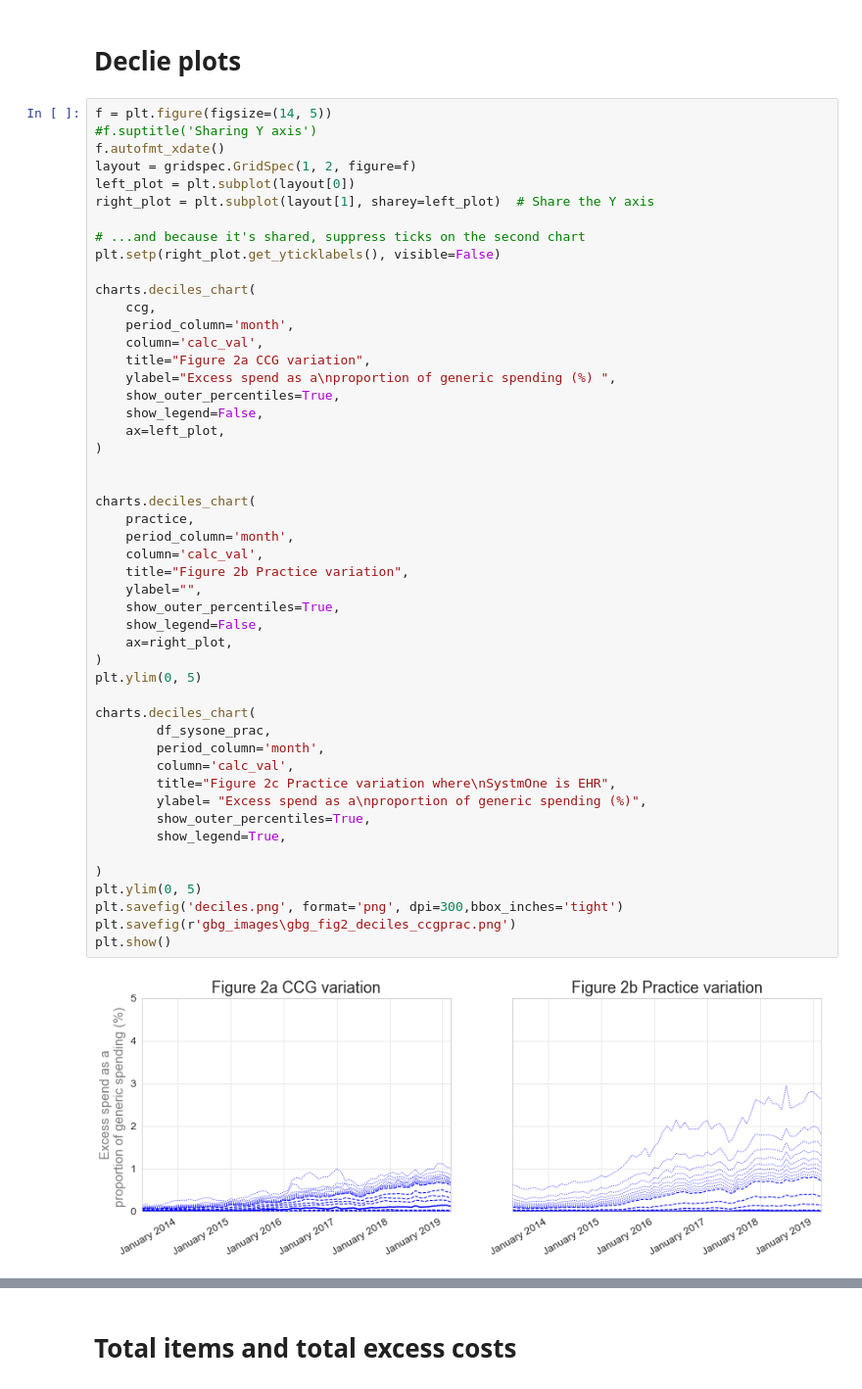
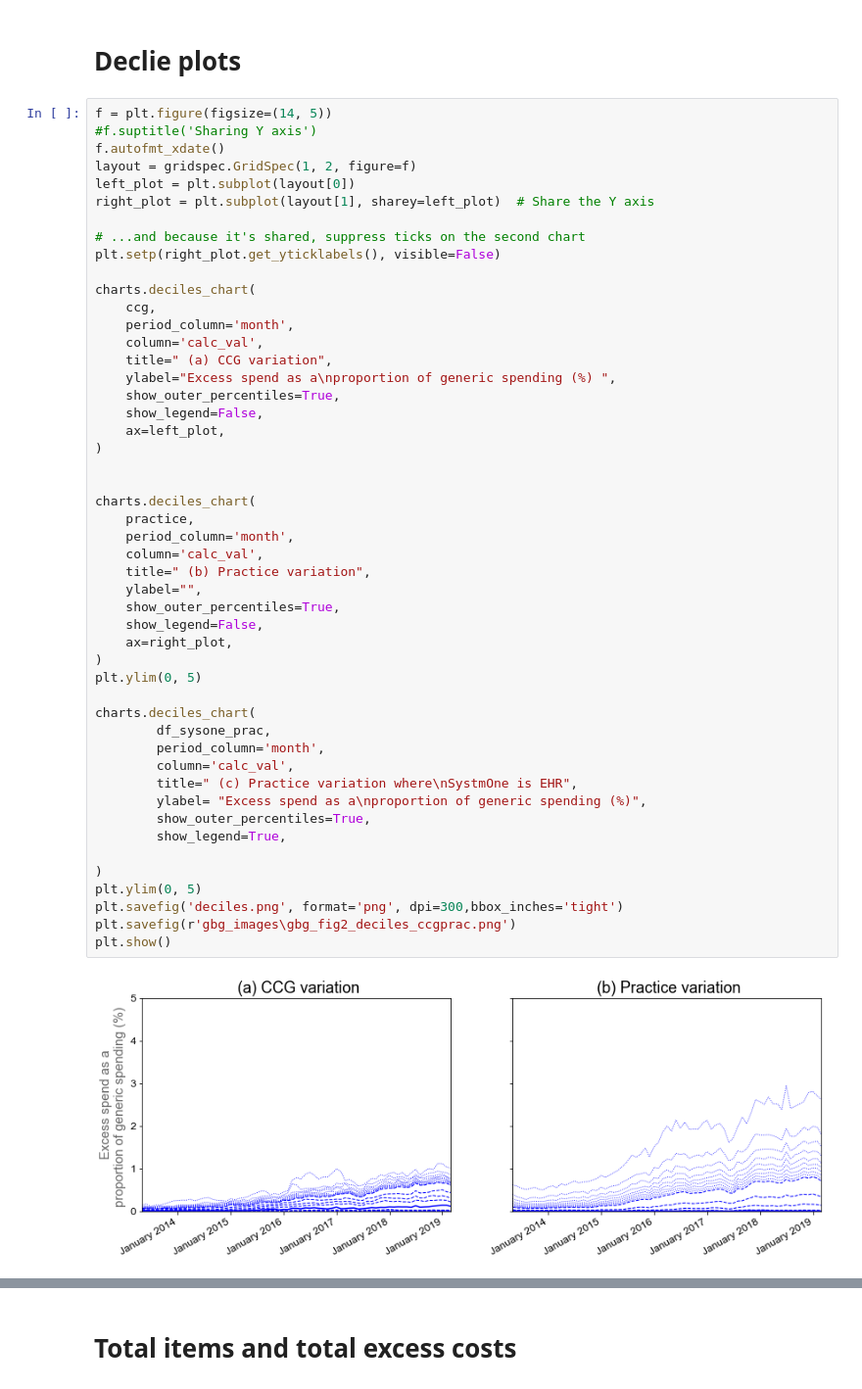
Before and after one commit to ebmdatalab/ghost_branded_generics_paper, a Jupyter notebook: Ghost Branded Generics.ipynb, the cells around one changed output, grey strips where cells are left out. Shown: that part at 98% size. Saved outputs shown, nothing was run; the diff lists cells and outputs as text.

Commit message:
updates - tweaking figure titles
tweaked figure titles

renamed epr df to be consistent

found some more info about deciles

```diff
--- a/Ghost Branded Generics.ipynb
+++ b/Ghost Branded Generics.ipynb
@@ -248,39 +288,39 @@ charts.deciles_chart(
     ccg,
     period_column='month',
     column='calc_val',
-    title="Figure 2a CCG variation",
+    title=" (a) CCG variation",
     ylabel="Excess spend as a\nproportion of generic spending (%) ",
     show_outer_percentiles=True,
     show_legend=False,
     ax=left_plot,
 )
 
 
 charts.deciles_chart(
     practice,
     period_column='month',
     column='calc_val',
-    title="Figure 2b Practice variation",
+    title=" (b) Practice variation",
     ylabel="",
     show_outer_percentiles=True,
     show_legend=False,
     ax=right_plot,
 )
 plt.ylim(0, 5)
 
 charts.deciles_chart(
         df_sysone_prac,
         period_column='month',
         column='calc_val',
-        title="Figure 2c Practice variation where\nSystmOne is EHR",
+        title=" (c) Practice variation where\nSystmOne is EHR",
         ylabel= "Excess spend as a\nproportion of generic spending (%)",
         show_outer_percentiles=True,
         show_legend=True,
 
 )
 plt.ylim(0, 5)
 plt.savefig('deciles.png', format='png', dpi=300,bbox_inches='tight')
 plt.savefig(r'gbg_images\gbg_fig2_deciles_ccgprac.png')
 plt.show()
 # %% [output]
-[figure, old version]
+[figure, new version]
```
Also changed, not shown: parts of 28 cells of this notebook, 6 other files.
